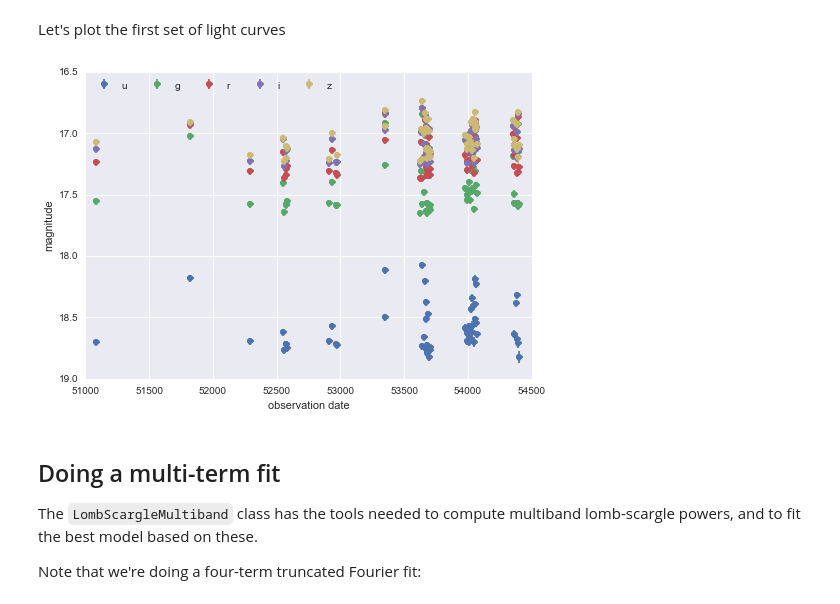
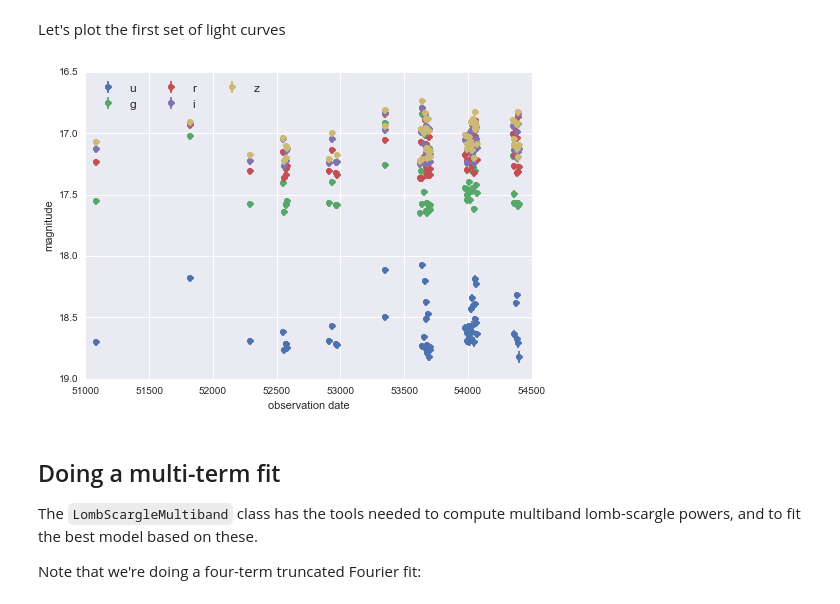
Before and after one commit to jakevdp/multiband_LS, a Jupyter notebook: MultibandLombScargleExample.ipynb, the cells around one changed output. Drawn from its saved outputs; the diff is of its cells as text; code cells hidden in the pictures.

Commit message:
add output options for lightcurve data

```diff
--- a/MultibandLombScargleExample.ipynb
+++ b/MultibandLombScargleExample.ipynb
@@ -30,17 +23,17 @@ def get_multiband_data(lcid):
 # %% [markdown]
 Let's plot the first set of light curves
 # %%
-t, y, dy, filts = get_multiband_data(lcids[0])
+t, y, dy, filts = rrlyrae.get_lightcurve(lcids[0], return_1d=True)
 
 for i, filt in enumerate('ugriz'):
     mask = (filts == filt)
     plt.errorbar(t[mask], y[mask], dy[mask], fmt='o', label=filt)
 
 plt.gca().invert_yaxis()
-plt.legend(ncol=5, loc='upper left')
+plt.legend(ncol=3, loc='upper left', fontsize=12)
 plt.xlabel('observation date'); plt.ylabel('magnitude');
 # %% [output]
-[figure, old version]
+[figure, new version]
 # %% [markdown]
 ## Doing a multi-term fit
 
```
Also changed, not shown: parts of 1 cell of this notebook, 1 other file.
